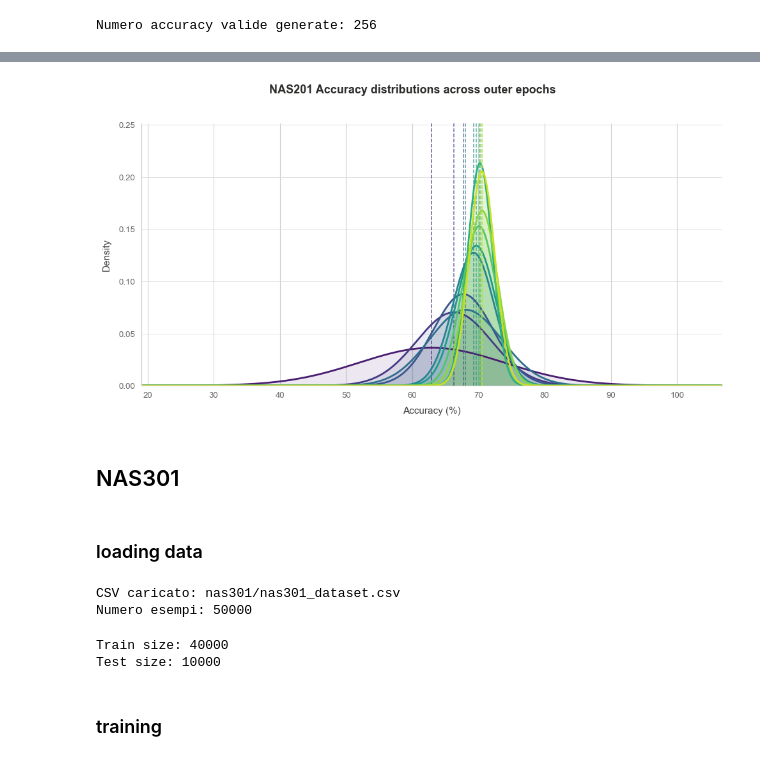
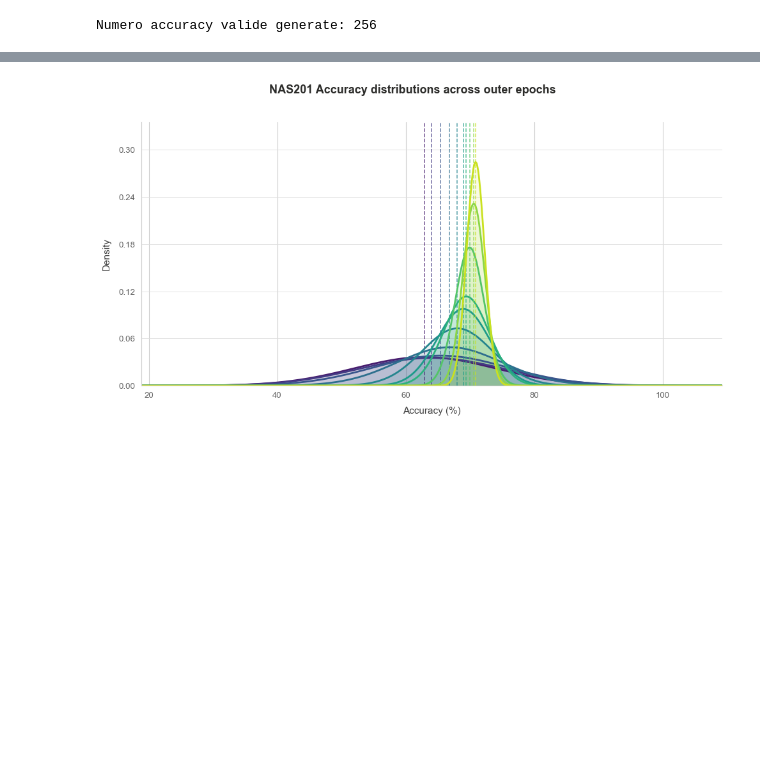
Before and after one commit to mvrmoris/Deep-Learning-Project, a Jupyter notebook: training.ipynb, the cells around one changed output, grey strips where cells are left out. Drawn from its saved outputs; the diff is of its cells as text; code cells hidden in the pictures; blank space fills up the shorter version.

Commit message:
aggiustato trainining.ipynb

```diff
--- a/training.ipynb
+++ b/training.ipynb
@@ -382,61 +289,8 @@ ValueError: The truth value of a DataFrame is ambiguous. Use a.empty, a.bool(),
 # %%
 plot_history_gaussians(
     history,
     title="NAS201 Accuracy distributions across outer epochs",
-    save_path=None,
-    max_gaussians=5
+    save_path=None
 )
 # %% [output]
-[figure, old version]
+[figure, new version]
-# %% [markdown]
-## NAS301
-# %% [markdown]
-### loading data
-# %%
-import pandas as pd
-
-def load_csv_as_dataset(csv_path):
-    df = pd.read_csv(csv_path)
-    feature_cols = [col for col in df.columns if col.startswith("x_")]
-
-    feature_cols = sorted(
-        feature_cols,
-        key=lambda c: int(c.split("_")[1])
-    )
-
-    X = df[feature_cols].values
-    Y = df["accuracy"].values
-
-    X = torch.tensor(X, dtype=torch.float32)
-    Y = torch.tensor(Y, dtype=torch.float32)
-
-    dataset = TensorDataset(X, Y)
-
-    print("CSV caricato:", csv_path)
-    print("Numero esempi:", len(dataset))
-    return X, Y, dataset
-
-X, Y, dataset_301 = load_csv_as_dataset(
-    "nas301/nas301_dataset.csv")
-# %% [output]
-CSV caricato: nas301/nas301_dataset.csv
-Numero esempi: 50000
-# %%
-train_size = int(0.8 * len(dataset_301))
-test_size = len(dataset_301) - train_size
-
-generator = torch.Generator().manual_seed(42)
-
-train_dataset, test_dataset = random_split(
-    dataset_301,
-    [train_size, test_size],
-    generator=generator
-)
-
-print("Train size:", len(train_dataset))
-print("Test size:", len(test_dataset))
-# %% [output]
-Train size: 40000
-Test size: 10000
-# %% [markdown]
-### training
```
Also changed, not shown: parts of 20 cells of this notebook.
